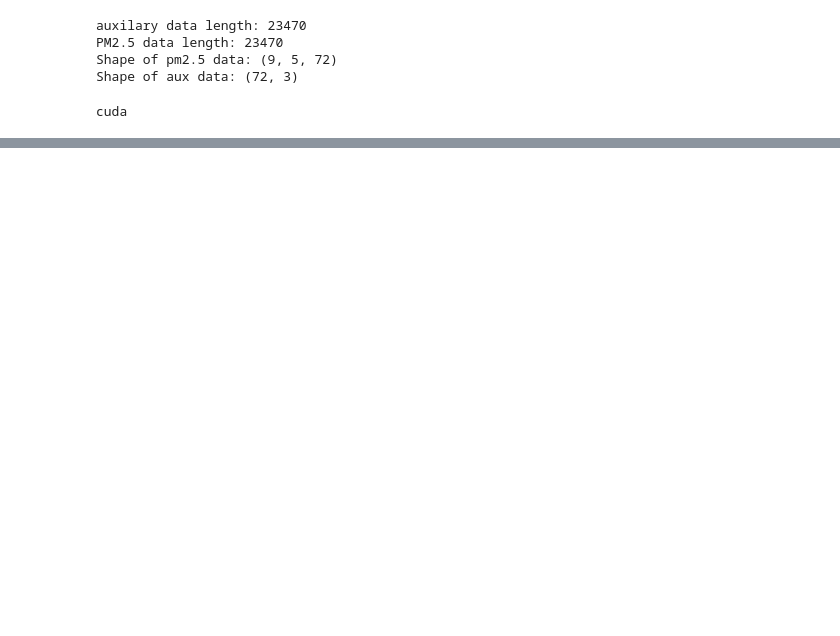
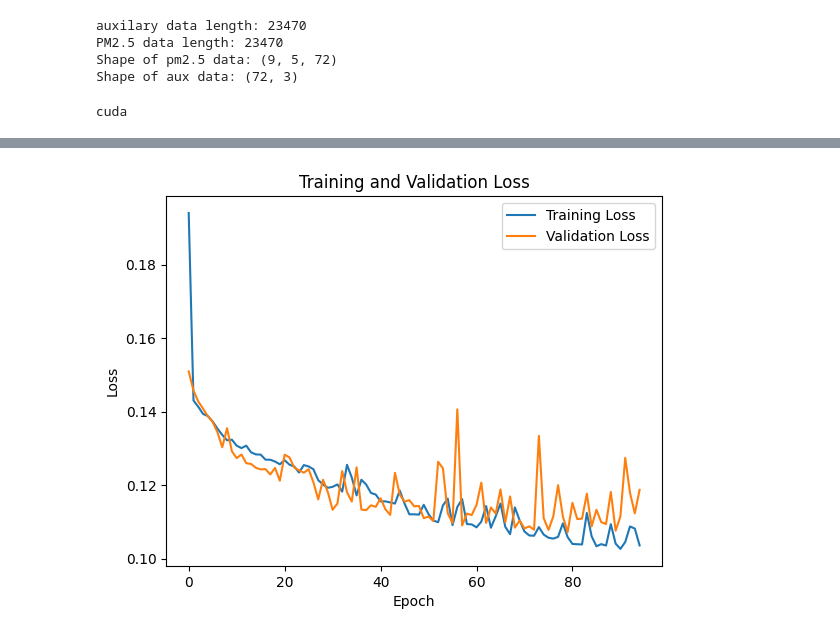
Before and after one commit to phatemek/Air-Pollution-Research, a Jupyter notebook: PM2.5 main.ipynb, the cells around one changed output, grey strips where cells are left out. Saved outputs shown, nothing was run; the diff lists cells and outputs as text; code cells hidden in the pictures; blank space fills up the shorter version.

```diff
--- a/PM2.5 main.ipynb
+++ b/PM2.5 main.ipynb
@@ -502,0 +587,12 @@ for station_idx in range(9):
+# %%
+# Create TensorDataset and DataLoader for training and validation
+train_dataset = PM25Dataset(train_inputs, train_aux, train_outputs)
+val_dataset = PM25Dataset(val_inputs, val_aux, val_outputs)
+test_dataset = PM25Dataset(test_inputs, test_aux, test_outputs)
+
+train_loader = DataLoader(train_dataset, batch_size=batch_size, shuffle=True)
+val_loader = DataLoader(val_dataset, batch_size=batch_size, shuffle=False)
+test_loader = DataLoader(test_dataset, batch_size=batch_size, shuffle=False)
+# %%
+device = torch.device('cuda' if torch.cuda.is_available() else 'cpu')
+print(device)
@@ -502,0 +601,12 @@ for station_idx in range(9):
+# %%
+# Define model, loss function, and optimizer
+model = CNN_GRU_Model(time_lag=time_lag, pred_horizon=pred_horizon, gru_layers=4)
+model = model.to(device)
+criterion = nn.L1Loss()
+learning_rate = 0.01
+momentum = 0.9
+
+optimizer = optim.SGD(model.parameters(), lr=learning_rate, momentum=momentum)
+# %%
+(train_loss_history, val_loss_history, trained_epochs) = model.train_model_early_stop(num_epochs, train_loader, val_loader,
+                                                                                      batch_size, optimizer, criterion, device, patience=15)
@@ -502,0 +649,11 @@ for station_idx in range(9):
+# %%
+plt.figure()
+plt.plot(train_loss_history, label='Training Loss')
+plt.plot(val_loss_history, label='Validation Loss')
+plt.xlabel('Epoch')
+plt.ylabel('Loss')
+plt.title('Training and Validation Loss')
+plt.legend()
+plt.show()
+# %% [output]
+[figure, added]
```
Also changed, not shown: parts of 28 cells of this notebook.
